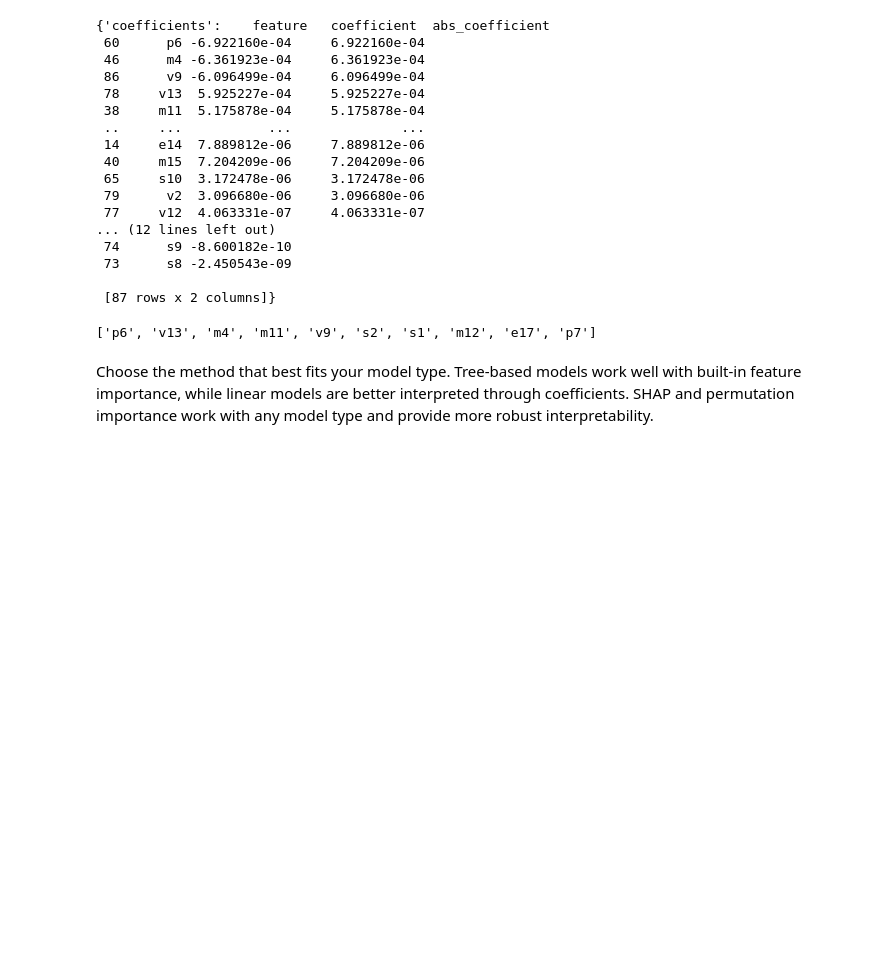
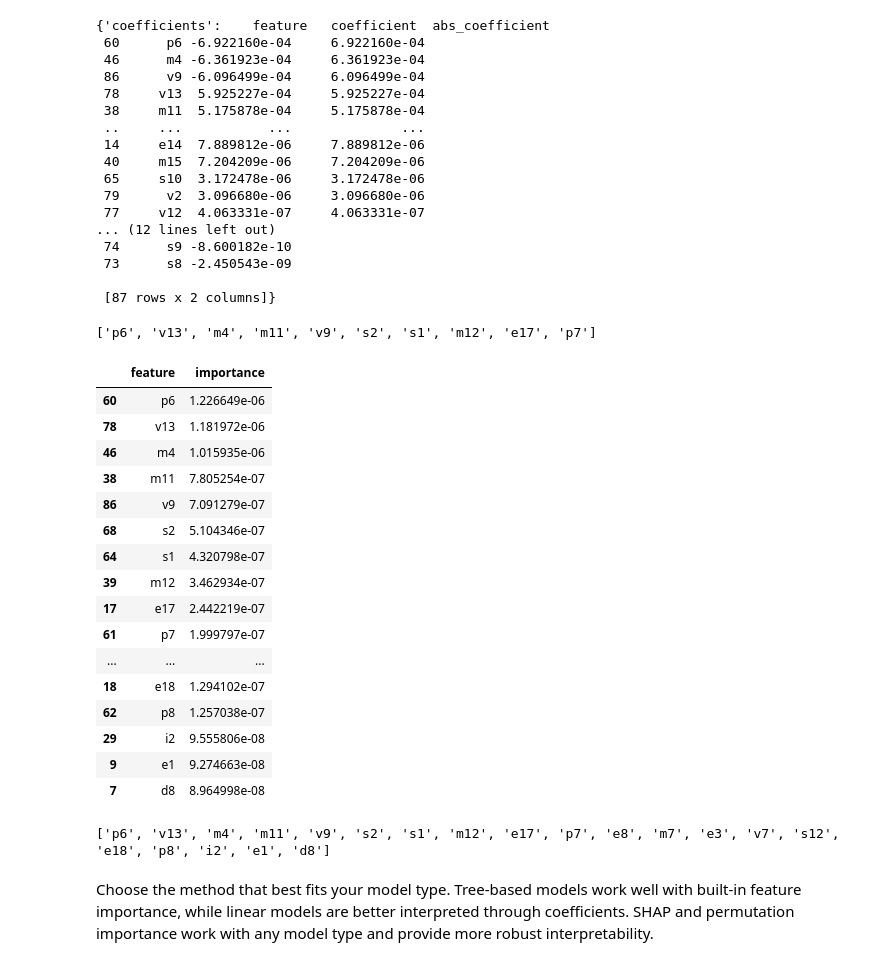
Before and after one commit to scimmione1/FromZeroToQuant-, a Jupyter notebook: 07_kaggle_competitions/02_Hull Tactical - Market Prediction/02_Hull Tactical - Market Prediction - ml analysis.ipynb, the cells around one changed output. Cells and saved outputs as stored; diff of their text form; code cells hidden in the pictures; blank space fills up the shorter version.

```diff
--- a/07_kaggle_competitions/02_Hull Tactical - Market Prediction/02_Hull Tactical - Market Prediction - ml analysis.ipynb
+++ b/07_kaggle_competitions/02_Hull Tactical - Market Prediction/02_Hull Tactical - Market Prediction - ml analysis.ipynb
@@ -685,6 +698,35 @@ top_10_features_comprehensive = df['feature'].head(10).tolist()
 top_10_features_comprehensive
 # %% [output]
 ['p6', 'v13', 'm4', 'm11', 'v9', 's2', 's1', 'm12', 'e17', 'p7']
+# %%
+# print top 20 features
+importance_results['permutation'].head(20)
+# %% [output]
+|  | feature | importance |
+| 60 | p6 | 1.226649e-06 |
+| 78 | v13 | 1.181972e-06 |
+| 46 | m4 | 1.015935e-06 |
+| 38 | m11 | 7.805254e-07 |
+| 86 | v9 | 7.091279e-07 |
+| 68 | s2 | 5.104346e-07 |
+| 64 | s1 | 4.320798e-07 |
+| 39 | m12 | 3.462934e-07 |
+| 17 | e17 | 2.442219e-07 |
+| 61 | p7 | 1.999797e-07 |
+| ... | ... | ... |
+| 18 | e18 | 1.294102e-07 |
+| 62 | p8 | 1.257038e-07 |
+| 29 | i2 | 9.555806e-08 |
+| 9 | e1 | 9.274663e-08 |
+| 7 | d8 | 8.964998e-08 |
+# %%
+# extract key feature from dict importance_results
+top_20 = importance_results['permutation']['feature'].head(20).tolist()
+
+# print top_20
+print(top_20)
+# %% [output]
+['p6', 'v13', 'm4', 'm11', 'v9', 's2', 's1', 'm12', 'e17', 'p7', 'e8', 'm7', 'e3', 'v7', 's12', 'e18', 'p8', 'i2', 'e1', 'd8']
 # %% [markdown]
 
 
```
Also changed, not shown: parts of 6 cells of this notebook, 6 other files.
